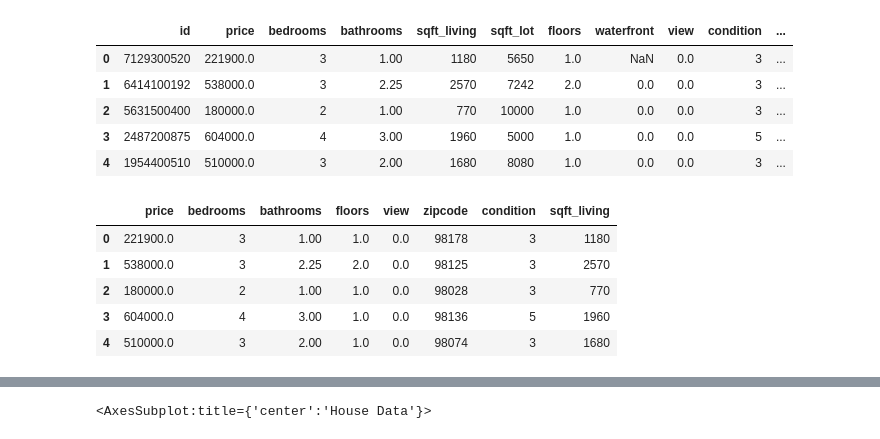
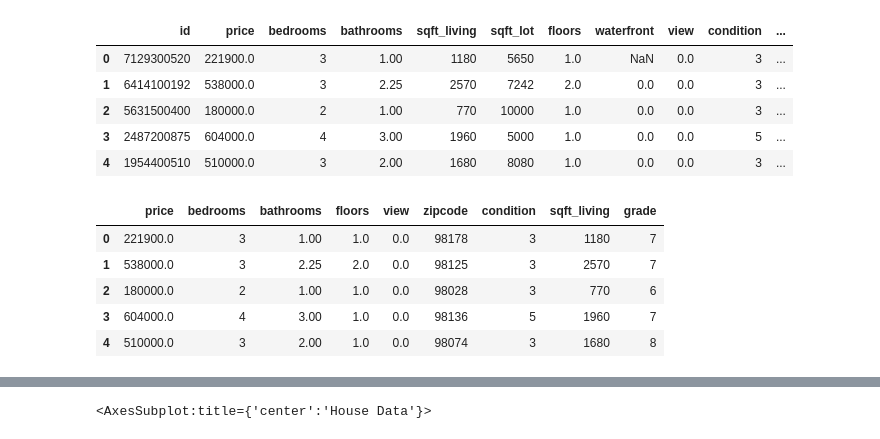
Before and after one commit to john-c-simmons/bsc-phase-two-project, a Jupyter notebook: notebooks/exploratory/charlie/charliesnotebook.ipynb, the cells around one changed output, grey strips where cells are left out. Cells and saved outputs as stored; diff of their text form; code cells hidden in the pictures.

```diff
--- a/notebooks/exploratory/charlie/charliesnotebook.ipynb
+++ b/notebooks/exploratory/charlie/charliesnotebook.ipynb
@@ -32,12 +33,12 @@ df_nodate.head()
 | 3 | 2487200875 | 604000.0 | 4 | 3.00 | 1960 | 5000 | 1.0 | 0.0 | 0.0 | 5 | ... |
 | 4 | 1954400510 | 510000.0 | 3 | 2.00 | 1680 | 8080 | 1.0 | 0.0 | 0.0 | 3 | ... |
 # %%
-df_2 = df.loc[:,['price','bedrooms','bathrooms','floors','view','zipcode', 'condition','sqft_living']]
+df_2 = df.loc[:,['price','bedrooms','bathrooms','floors','view','zipcode', 'condition','sqft_living','grade']]
 df_2.head()
 # %% [output]
-|  | price | bedrooms | bathrooms | floors | view | zipcode | condition | sqft_living |
-| 0 | 221900.0 | 3 | 1.00 | 1.0 | 0.0 | 98178 | 3 | 1180 |
-| 1 | 538000.0 | 3 | 2.25 | 2.0 | 0.0 | 98125 | 3 | 2570 |
-| 2 | 180000.0 | 2 | 1.00 | 1.0 | 0.0 | 98028 | 3 | 770 |
-| 3 | 604000.0 | 4 | 3.00 | 1.0 | 0.0 | 98136 | 5 | 1960 |
-| 4 | 510000.0 | 3 | 2.00 | 1.0 | 0.0 | 98074 | 3 | 1680 |
+|  | price | bedrooms | bathrooms | floors | view | zipcode | condition | sqft_living | grade |
+| 0 | 221900.0 | 3 | 1.00 | 1.0 | 0.0 | 98178 | 3 | 1180 | 7 |
+| 1 | 538000.0 | 3 | 2.25 | 2.0 | 0.0 | 98125 | 3 | 2570 | 7 |
+| 2 | 180000.0 | 2 | 1.00 | 1.0 | 0.0 | 98028 | 3 | 770 | 6 |
+| 3 | 604000.0 | 4 | 3.00 | 1.0 | 0.0 | 98136 | 5 | 1960 | 7 |
+| 4 | 510000.0 | 3 | 2.00 | 1.0 | 0.0 | 98074 | 3 | 1680 | 8 |
```
Also changed, not shown: parts of 24 cells of this notebook.
